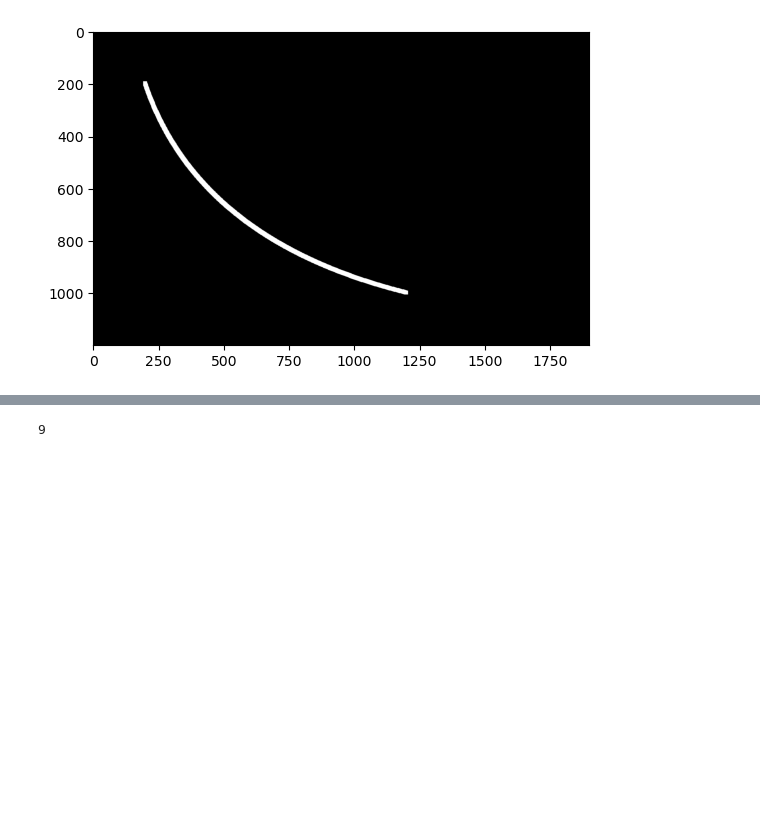
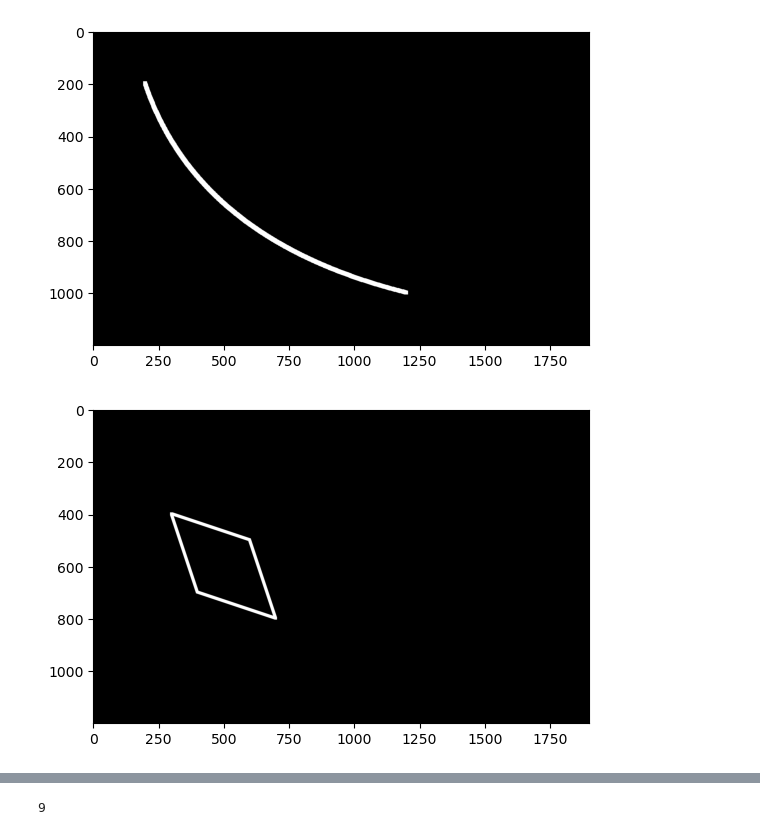
Before and after one commit to KamaTechOrg/MultiDrone_Algo, a Jupyter notebook: streets and buildings.ipynb, the cells around one changed output, grey strips where cells are left out. Cells and saved outputs as stored; diff of their text form; code cells hidden in the pictures; blank space fills up the shorter version.

```diff
--- a/streets and buildings.ipynb
+++ b/streets and buildings.ipynb
@@ -150,3 +159,65 @@ def display_screen(screen):
 display_screen(screen)
 # %% [output]
 [figure]
+# %%
+import numpy as np
+
+# Constants for screen size
+SCREEN_WIDTH = 1900
+SCREEN_HEIGHT = 1200
+
+# Function to draw a point on the screen with a given width and color
+def draw_point(screen, x, y, width, color=1):
+    for i in range(-width // 2, width // 2):
+        for j in range(-width // 2, width // 2):
+            if 0 <= x + i < SCREEN_WIDTH and 0 <= y + j < SCREEN_HEIGHT:
+                screen[y + j][x + i] = color
+    return screen
+
+# Function to draw a line between two points with a given width
+def draw_line(screen, p1, p2, width, color=3):
+    width = int(width)
+    if p1[0] == p2[0]:  # Vertical line case
+        for y in np.linspace(p1[1], p2[1], 500):
+            screen = draw_point(screen, p1[0], int(y), width, color)
+    else:
+        a = (p1[1] - p2[1]) / (p1[0] - p2[0])  # Slope of the line
+        b = p1[1] - a * p1[0]  # Intercept of the line
+        for x in np.linspace(p1[0], p2[0], 500):
+            y = a * x + b
+            screen = draw_point(screen, int(x), int(y), width, color)
+    return screen
+
+# Function to draw a region or shape between four points
+def draw_req(screen, p1, p2, p3, p4, width):
+    # Draw lines connecting the four points
+    screen = draw_line(screen, p1, p2, width)
+    screen = draw_line(screen, p2, p3, width)
+    screen = draw_line(screen, p3, p4, width)
+    screen = draw_line(screen, p4, p1, width)
+
+    return screen
+
+# Example usage:
+# Create an empty screen (0 means no color)
+screen = np.zeros((SCREEN_HEIGHT, SCREEN_WIDTH), dtype=int)
+
+# Define four points (x, y)
+p1 = (300, 400)
+p2 = (600, 500)
+p3 = (700, 800)
+p4 = (400, 700)
+
+# Draw the region (streets) connecting these points
+screen = draw_req(screen, p1, p2, p3, p4, 10)
+
+# Display the screen using matplotlib (for visualization)
+import matplotlib.pyplot as plt
+
+def display_screen(screen):
+    plt.imshow(screen, cmap='gray')
+    plt.show()
+
+display_screen(screen)
+# %% [output]
+[figure, added]
```
Also changed, not shown: parts of 15 cells of this notebook, 1 other file.
